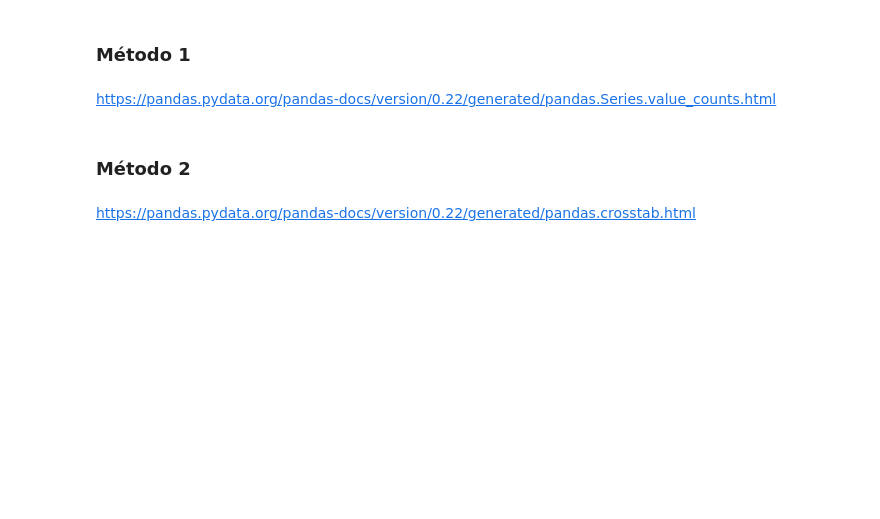
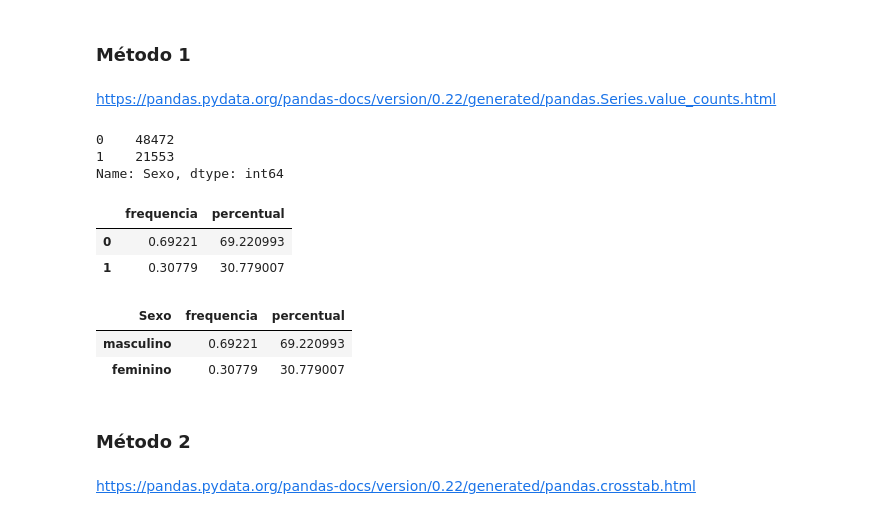
Before and after one commit to heber-augusto/course-stats-with-python, a Jupyter notebook: stats_with_python_part.ipynb, the cells around one changed output. Drawn from its saved outputs; the diff is of its cells as text; code cells hidden in the pictures; blank space fills up the shorter version.

```diff
--- a/stats_with_python_part.ipynb
+++ b/stats_with_python_part.ipynb
@@ -234,3 +234,21 @@ O primeiro passo em um trabalho de análise é o conhecimento do comportamento d
 ### Método 1
 # %% [markdown]
 https://pandas.pydata.org/pandas-docs/version/0.22/generated/pandas.Series.value_counts.html
+# %%
+df['Sexo'].value_counts()
+# %% [output]
+0    48472
+1    21553
+Name: Sexo, dtype: int64
+# %%
+frequencia = df['Sexo'].value_counts(normalize=True)
+# %%
+percentual = df['Sexo'].value_counts(normalize=True) * 100
+# %%
+dist_freq_qualitativas = pd.DataFrame({'frequencia':frequencia, 'percentual': percentual})
+# %%
+dist_freq_qualitativas
+# %% [output]
+|  | frequencia | percentual |
+| 0 | 0.69221 | 69.220993 |
+| 1 | 0.30779 | 30.779007 |
@@ -237,3 +259,9 @@ https://pandas.pydata.org/pandas-docs/version/0.22/generated/pandas.Series.value
+# %%
+dist_freq_qualitativas
+# %% [output]
+| Sexo | frequencia | percentual |
+| masculino | 0.69221 | 69.220993 |
+| feminino | 0.30779 | 30.779007 |
 # %% [markdown]
 ### Método 2
 # %% [markdown]
```
Also changed, not shown: parts of 5 cells of this notebook.
